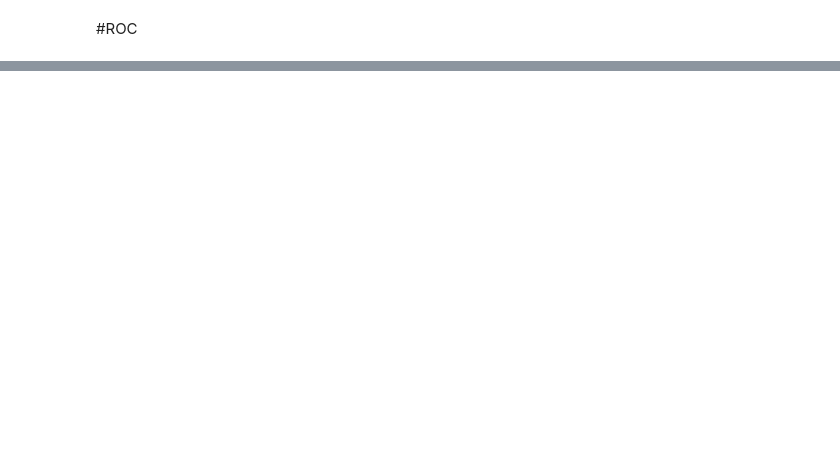
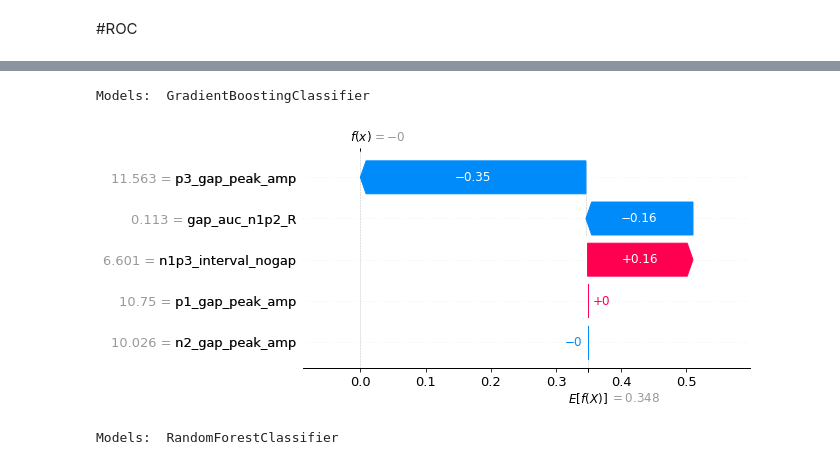
Before and after one commit to RafsanJany-44/ARC_Machine, a Jupyter notebook: Dynamic_ML_Tunning_with_featSelect_SHAP_ROC_.ipynb, the cells around one changed output, grey strips where cells are left out. Drawn from its saved outputs; the diff is of its cells as text; code cells hidden in the pictures; blank space fills up the shorter version.

```diff
--- a/Dynamic_ML_Tunning_with_featSelect_SHAP_ROC_.ipynb
+++ b/Dynamic_ML_Tunning_with_featSelect_SHAP_ROC_.ipynb
@@ -1059,0 +1106,15 @@ plt.show()
+# %%
+print("Models: ",best_models[0][1])
+shap.plots.waterfall(shap_values[0])
+# %% [output]
+Models:  GradientBoostingClassifier
+[figure, added]
+# %%
+print("Models: ",best_models[1][1])
+
+explainer = shap.Explainer(best_models[1][0].predict, X_test)
+
+shap_values = explainer( X_test)
+features_names=list(dataset.iloc[0:0, 4:])
+# %% [output]
+Models:  RandomForestClassifier
```
Also changed, not shown: parts of 42 cells of this notebook.
